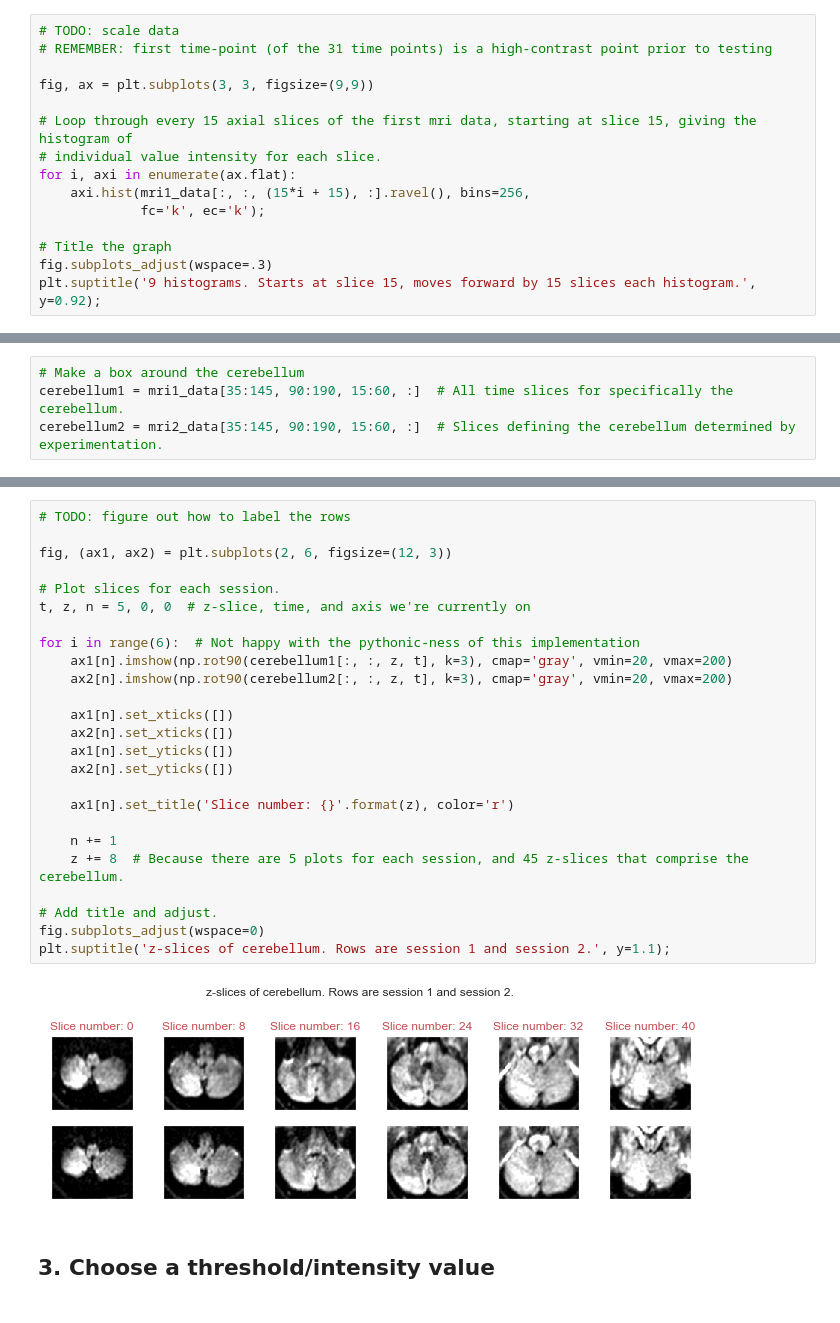
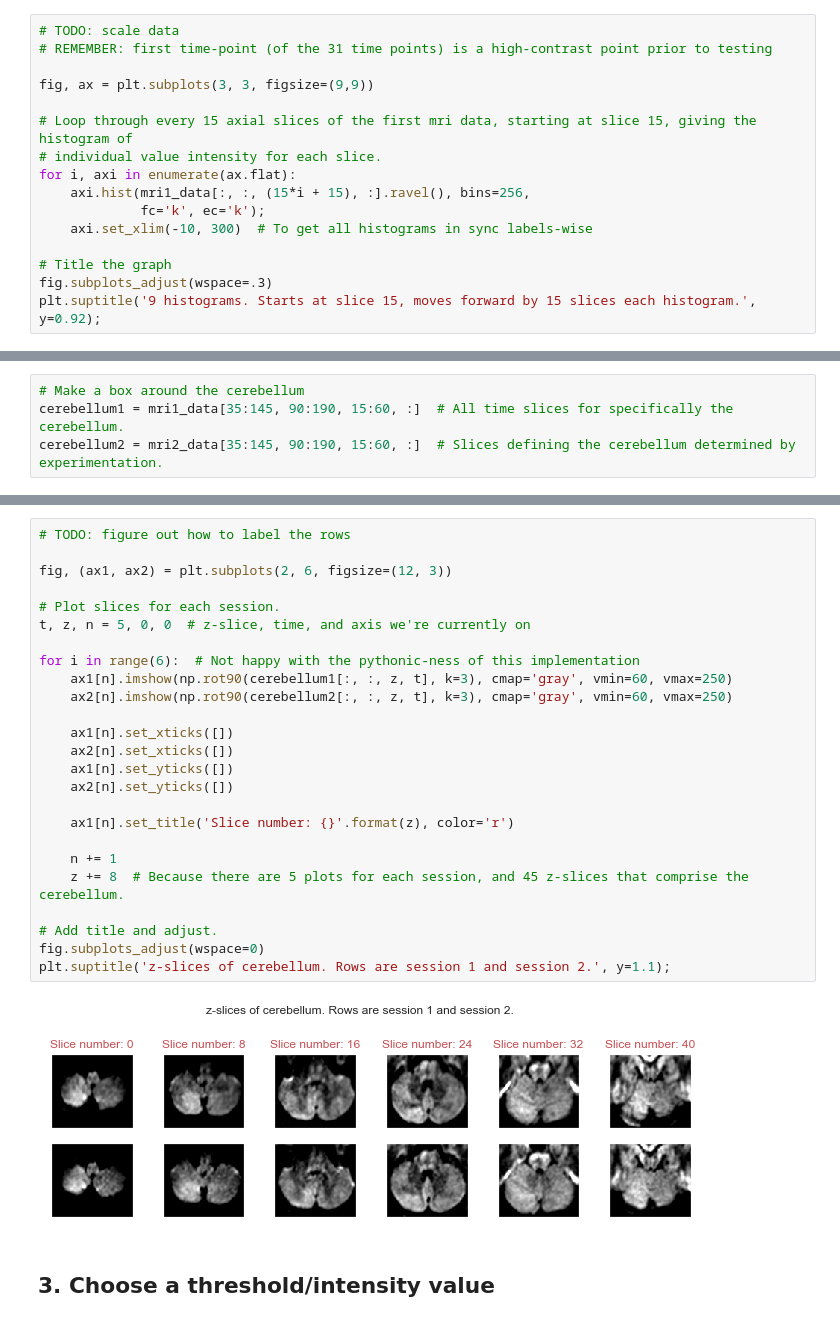
Before and after one commit to loftusa/mri-code-challenge, a Jupyter notebook: Main-analysis.ipynb, the cells around one changed output, grey strips where cells are left out. Drawn from its saved outputs; the diff is of its cells as text.

```diff
--- a/Main-analysis.ipynb
+++ b/Main-analysis.ipynb
@@ -161,6 +166,7 @@ fig, ax = plt.subplots(3, 3, figsize=(9,9))
 for i, axi in enumerate(ax.flat):
     axi.hist(mri1_data[:, :, (15*i + 15), :].ravel(), bins=256,
              fc='k', ec='k');
+    axi.set_xlim(-10, 300)  # To get all histograms in sync labels-wise
 
 # Title the graph
 fig.subplots_adjust(wspace=.3)
@@ -216,30 +222,30 @@ plt.imshow(mri1_data[:, :, 15, 0], cmap='gray', vmin=20, vmax=200)
 # %%
 # TODO: figure out how to label the rows
 
 fig, (ax1, ax2) = plt.subplots(2, 6, figsize=(12, 3))
 
 # Plot slices for each session.
 t, z, n = 5, 0, 0  # z-slice, time, and axis we're currently on
 
 for i in range(6):  # Not happy with the pythonic-ness of this implementation
-    ax1[n].imshow(np.rot90(cerebellum1[:, :, z, t], k=3), cmap='gray', vmin=20, vmax=200)
-    ax2[n].imshow(np.rot90(cerebellum2[:, :, z, t], k=3), cmap='gray', vmin=20, vmax=200)
+    ax1[n].imshow(np.rot90(cerebellum1[:, :, z, t], k=3), cmap='gray', vmin=60, vmax=250)
+    ax2[n].imshow(np.rot90(cerebellum2[:, :, z, t], k=3), cmap='gray', vmin=60, vmax=250)
 
     ax1[n].set_xticks([])
     ax2[n].set_xticks([])
     ax1[n].set_yticks([])
     ax2[n].set_yticks([])
 
     ax1[n].set_title('Slice number: {}'.format(z), color='r')
 
     n += 1
     z += 8  # Because there are 5 plots for each session, and 45 z-slices that comprise the cerebellum.
 
 # Add title and adjust.
 fig.subplots_adjust(wspace=0)
 plt.suptitle('z-slices of cerebellum. Rows are session 1 and session 2.', y=1.1);
 # %% [output]
-[figure, old version]
+[figure, new version]
 # %% [markdown]
 ## 3. Choose a threshold/intensity value
 # %% [markdown]
```
Also changed, not shown: parts of 41 cells of this notebook, 1 other file.
